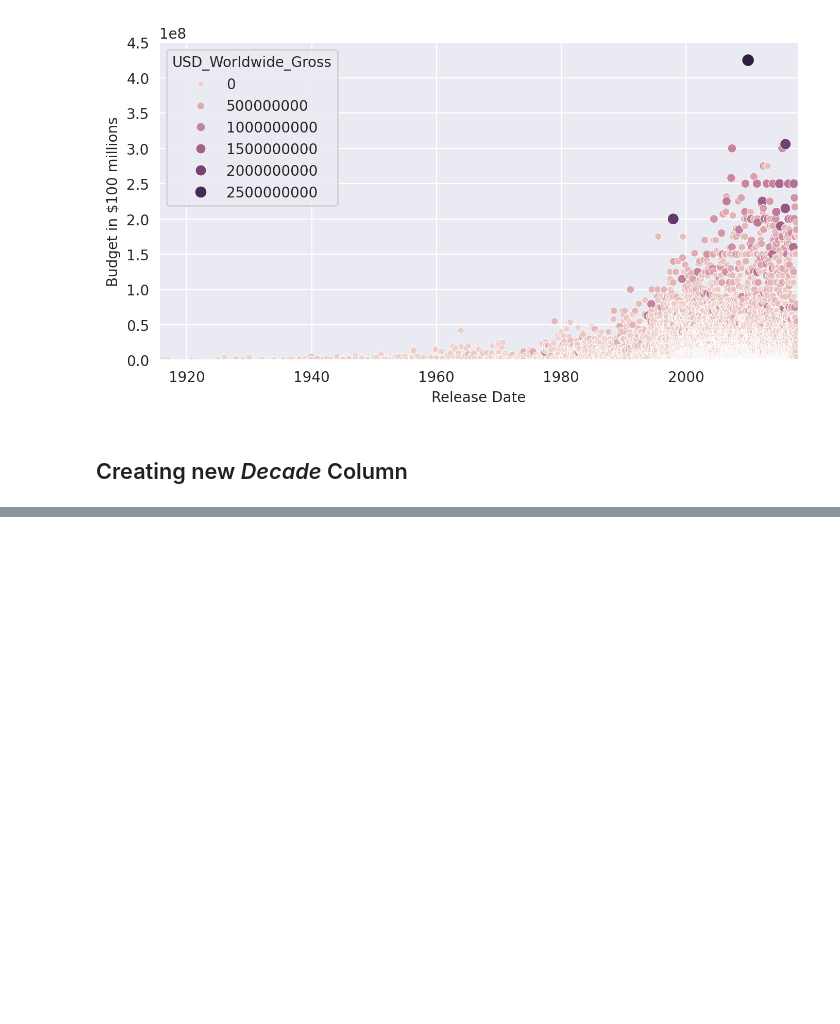
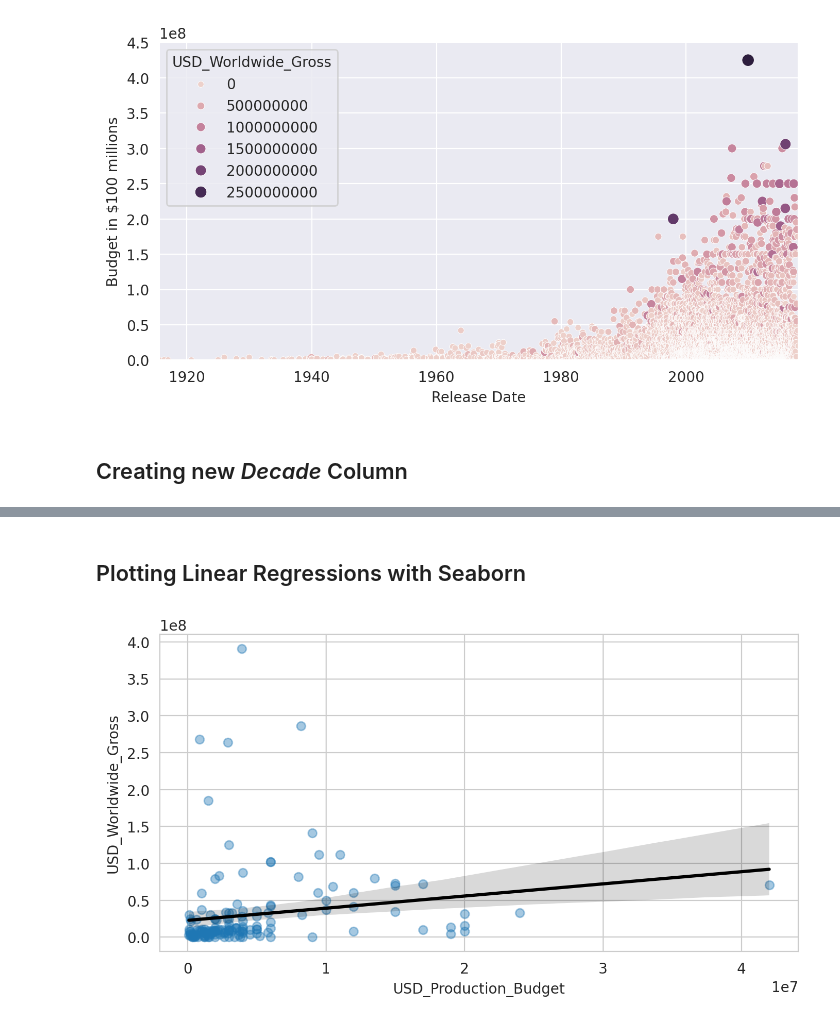
Before and after one commit to Mo-21/linear-regression, a Jupyter notebook: main.ipynb, the cells around one changed output, grey strips where cells are left out. Saved outputs shown, nothing was run; the diff lists cells and outputs as text; code cells hidden in the pictures; blank space fills up the shorter version.

```diff
--- a/main.ipynb
+++ b/main.ipynb
@@ -233,3 +234,17 @@ data_clean.head()
 # %%
 old_films = data_clean[data_clean.Decade <= 1960]
 new_films = data_clean[data_clean.Decade > 1960]
+# %% [markdown]
+## Plotting Linear Regressions with Seaborn
+# %%
+# Plotting the data for old films
+plt.figure(figsize=(8, 4), dpi=200)
+
+with sns.axes_style("whitegrid"):
+  sns.regplot(data=old_films,
+              x='USD_Production_Budget',
+              y='USD_Worldwide_Gross',
+              scatter_kws={'alpha': 0.4},
+              line_kws={'color': 'black'})
+# %% [output]
+[figure, added]
```
Also changed, not shown: parts of 11 cells of this notebook.
